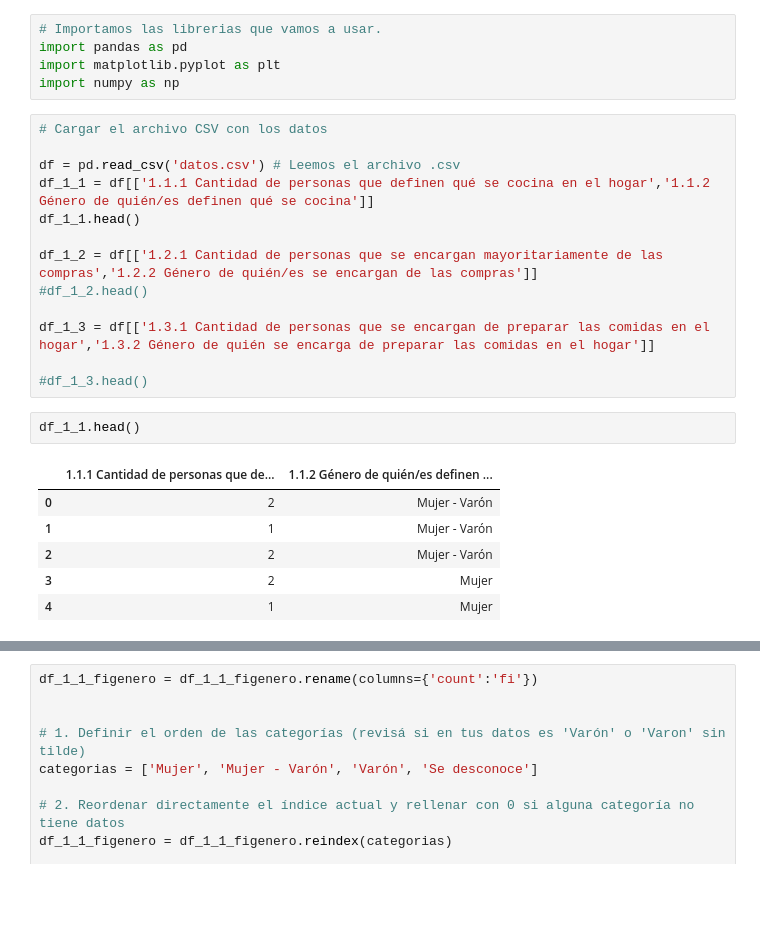
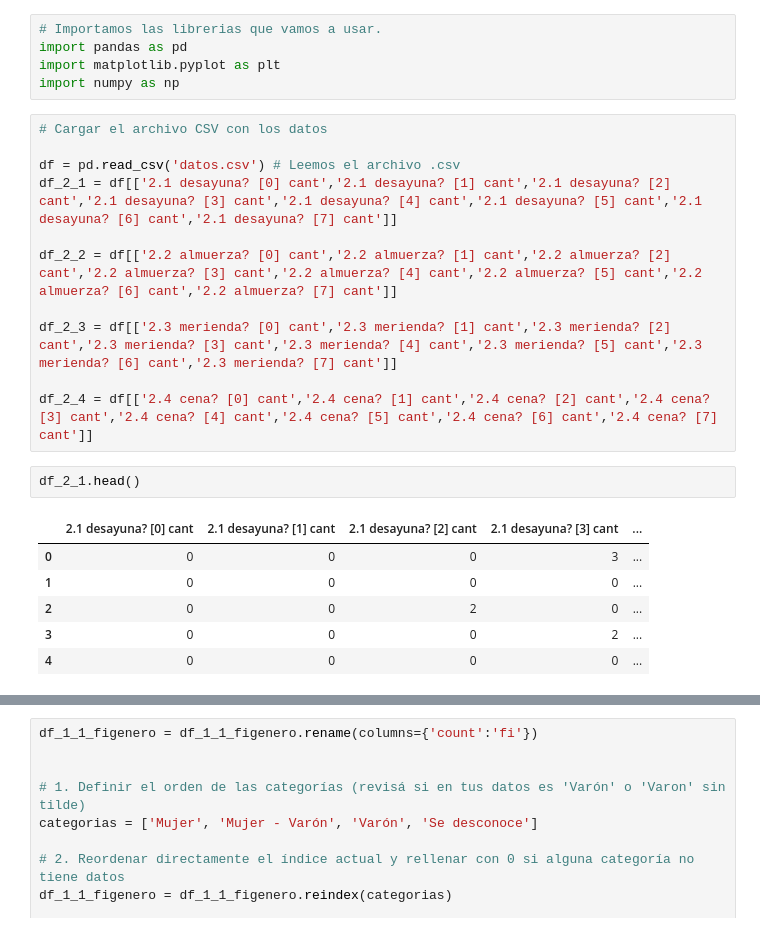
Before and after one commit to TruelseHer/Tpe-Probabilidad-y-Estadistica, a Jupyter notebook: generador_graficos 2_1 - 2_4.ipynb, the cells around one changed output, grey strips where cells are left out. Drawn from its saved outputs; the diff is of its cells as text; blank space fills up the shorter version.

```diff
--- a/generador_graficos 2_1 - 2_4.ipynb
+++ b/generador_graficos 2_1 - 2_4.ipynb
@@ -3,25 +3,23 @@
 import pandas as pd
 import matplotlib.pyplot as plt
 import numpy as np
-# %%
-# Cargar el archivo CSV con los datos
-
-df = pd.read_csv('datos.csv') # Leemos el archivo .csv
-df_1_1 = df[['1.1.1 Cantidad de personas que definen qué se cocina en el hogar','1.1.2 Género de quién/es definen qué se cocina']]
-df_1_1.head()
-
-df_1_2 = df[['1.2.1 Cantidad de personas que se encargan mayoritariamente de las compras','1.2.2 Género de quién/es se encargan de las compras']]
-#df_1_2.head()
-
-df_1_3 = df[['1.3.1 Cantidad de personas que se encargan de preparar las comidas en el hogar','1.3.2 Género de quién se encarga de preparar las comidas en el hogar']]
-
-#df_1_3.head()
+# %%
+# Cargar el archivo CSV con los datos
+
+df = pd.read_csv('datos.csv') # Leemos el archivo .csv
+df_2_1 = df[['2.1 desayuna? [0] cant','2.1 desayuna? [1] cant','2.1 desayuna? [2] cant','2.1 desayuna? [3] cant','2.1 desayuna? [4] cant','2.1 desayuna? [5] cant','2.1 desayuna? [6] cant','2.1 desayuna? [7] cant']]
+
+df_2_2 = df[['2.2 almuerza? [0] cant','2.2 almuerza? [1] cant','2.2 almuerza? [2] cant','2.2 almuerza? [3] cant','2.2 almuerza? [4] cant','2.2 almuerza? [5] cant','2.2 almuerza? [6] cant','2.2 almuerza? [7] cant']]
+
+df_2_3 = df[['2.3 merienda? [0] cant','2.3 merienda? [1] cant','2.3 merienda? [2] cant','2.3 merienda? [3] cant','2.3 merienda? [4] cant','2.3 merienda? [5] cant','2.3 merienda? [6] cant','2.3 merienda? [7] cant']]
+
+df_2_4 = df[['2.4 cena? [0] cant','2.4 cena? [1] cant','2.4 cena? [2] cant','2.4 cena? [3] cant','2.4 cena? [4] cant','2.4 cena? [5] cant','2.4 cena? [6] cant','2.4 cena? [7] cant']]
 # %%
-df_1_1.head()
+df_2_1.head()
 # %% [output]
-|  | 1.1.1 Cantidad de personas que de... | 1.1.2 Género de quién/es definen ... |
-| 0 | 2 | Mujer - Varón |
-| 1 | 1 | Mujer - Varón |
-| 2 | 2 | Mujer - Varón |
-| 3 | 2 | Mujer |
-| 4 | 1 | Mujer |
+|  | 2.1 desayuna? [0] cant | 2.1 desayuna? [1] cant | 2.1 desayuna? [2] cant | 2.1 desayuna? [3] cant | ... |
+| 0 | 0 | 0 | 0 | 3 | ... |
+| 1 | 0 | 0 | 0 | 0 | ... |
+| 2 | 0 | 0 | 2 | 0 | ... |
+| 3 | 0 | 0 | 0 | 2 | ... |
+| 4 | 0 | 0 | 0 | 0 | ... |
```
Also changed, not shown: parts of 10 cells of this notebook, 1 other file.
